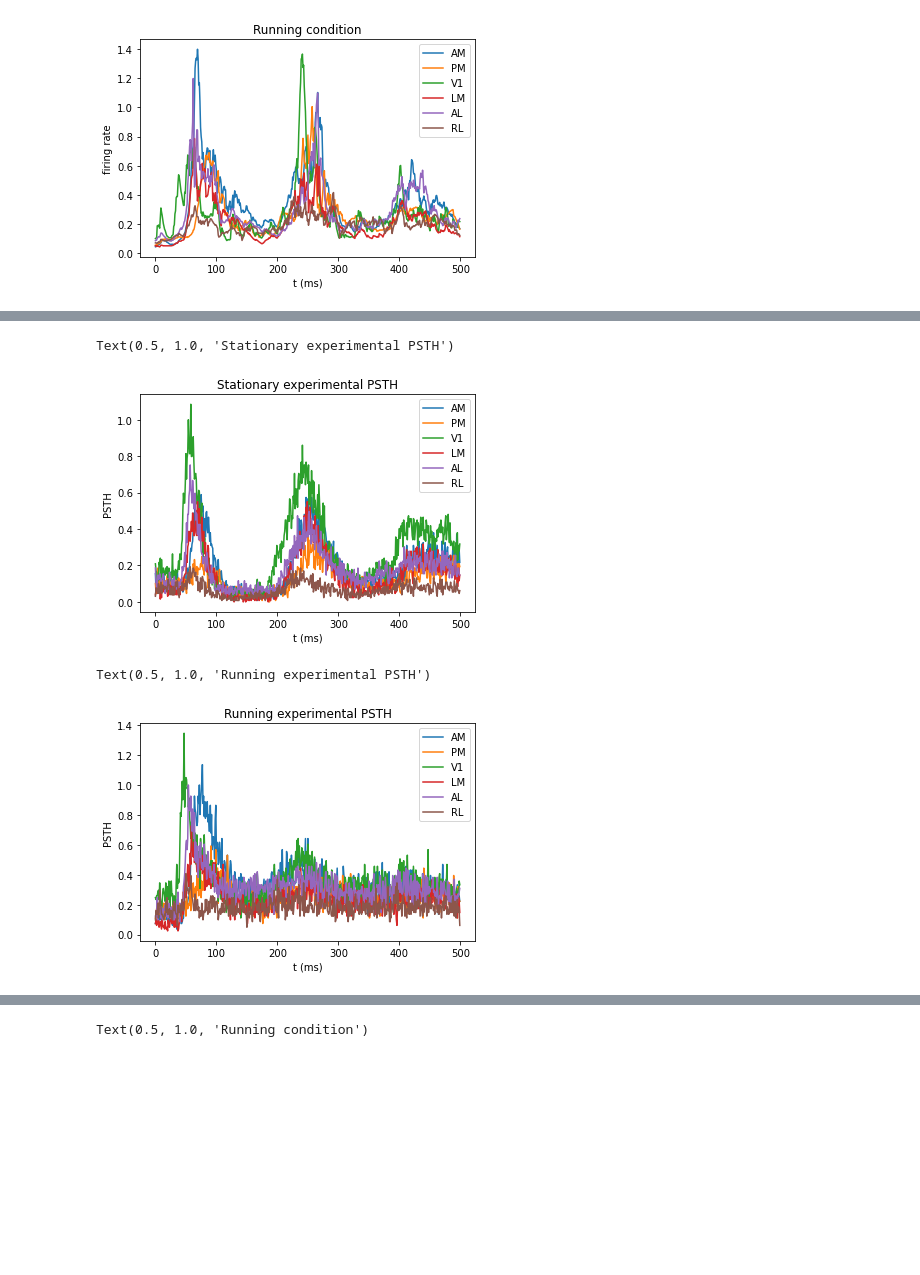
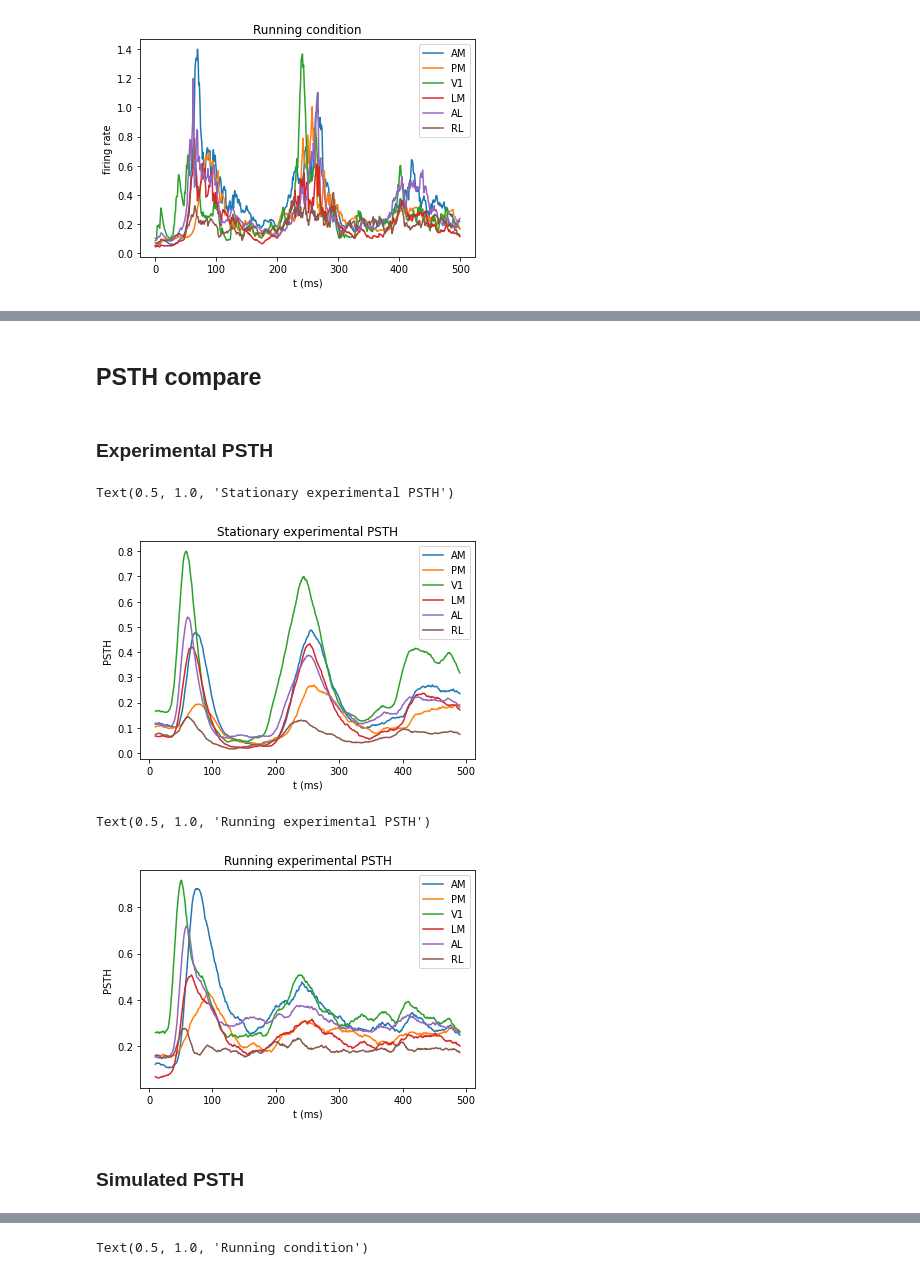
Before and after one commit to Qi-Xin/MultiNeuronGLM, a Jupyter notebook: 2022 Sep version time-warping nonlinear history.ipynb, the cells around one changed output, grey strips where cells are left out. Saved outputs shown, nothing was run; the diff lists cells and outputs as text; code cells hidden in the pictures; blank space fills up the shorter version.

```diff
--- a/2022 Sep version time-warping nonlinear history.ipynb
+++ b/2022 Sep version time-warping nonlinear history.ipynb
@@ -1540,0 +1465,16 @@ for i, target_probe in tqdm(enumerate(probe_list)):
+# %%
+to_look_at = 3
+import copy
+model = running_model_list[to_look_at]
+outputs = [model.get_filter_output(trial_wise=True, ci=False)[i].\
+           reshape((model.nt, model.ntrial), order='F')  for i in range(9)]
+outputs[to_look_at+1] += outputs[7]
+total_output = copy.deepcopy( outputs[0] )
+for i in range(1, 7):
+    total_output += outputs[i]
+# %%
+trial = 35
+plt.plot(total_output[:,trial], label='total')
+for i, output in enumerate(outputs[:7]):
+    plt.plot( output[:,trial] ,label=str(i))
+plt.legend()
@@ -1959,5 +2226,5 @@ for i, target_probe in tqdm(enumerate(probe_list)):
 # %%
-###################
+# Running model simulation
 nepoch = 10
 model_list = running_model_list
 tau = 10
@@ -1965,9 +2232,11 @@ tau = 10
 import copy
 import numpy.random
 probe_list = V1.selected_probes
-spikes_rcd = np.zeros((model_list[0].nt, nepoch*model_list[0].ntrial, len(model_list)))
-log_firing_rate_rcd = np.zeros((model_list[0].nt, nepoch*model_list[0].ntrial, len(model_list)))
-for iepoch in range(nepoch):
+spikes_rcd_running = np.zeros((model_list[0].nt, nepoch*model_list[0].ntrial, len(model_list)))
+log_firing_rate_rcd_running = np.zeros((model_list[0].nt, nepoch*model_list[0].ntrial, len(model_list)))
+peaks_rcd_running = np.zeros((2, nepoch*model_list[0].ntrial, len(model_list)))
+
+for iepoch in tqdm( range(nepoch) ):
     for itrial in range(model_list[0].ntrial):
 
         nneuron = len(model_list)
@@ -1997,6 +2266,7 @@ for iepoch in range(nepoch):
                                                                                baseline_mat[:, ineuron][:,None],
                                                                                model_list[0].shifts[itrial,:][None,:],
                                                                                model_list[0].nt).squeeze()
+                    baseline_mat[:, ineuron] += model.results.params[67+itrial]
                 elif effect_type in ['coupling']:
                     nhistories = len(model.filters[ieffect])
                     probe_name = utils.PROBE_CORRESPONDING_INVERSE[model.basis_name[ieffect][-2:]]
@@ -2009,7 +2279,7 @@ for iepoch in range(nepoch):
 
                     coupling_mat[-nhistories:, iprobe, ineuron] = np.flip(model.filters[ieffect])
 
-            refractory_params[ineuron] = model.results.params[-1]
+            refractory_params[ineuron] = model.results.params[66]
         log_firing_rate = baseline_mat[:,:,np.newaxis]
         spikes[0,:,0] = np.random.poisson(np.exp(log_firing_rate[0,:,0]))
 
@@ -2028,27 +2298,38 @@ for iepoch in range(nepoch):
         log_firing_rate = log_firing_rate.squeeze()
         spikes = spikes.squeeze()
 
-        log_firing_rate_rcd[:, iepoch*model_list[0].ntrial + itrial, :] = log_firing_rate
-        spikes_rcd[:, iepoch*model_list[0].ntrial + itrial, :] = spikes
+        log_firing_rate_rcd_running[:, iepoch*model_list[0].ntrial + itrial, :] = log_firing_rate
+        spikes_rcd_running[:, iepoch*model_list[0].ntrial + itrial, :] = spikes
+        for ineuron in range(nneuron):
+            peaks_rcd_running[0, iepoch*model_list[0].ntrial + itrial, ineuron] = \
+                np.nanargmax(utils.kernel_smoothing(np.exp(log_firing_rate[:150, ineuron])[:, np.newaxis], std=5))
+            peaks_rcd_running[1, iepoch*model_list[0].ntrial + itrial, ineuron] = \
+                np.nanargmax(utils.kernel_smoothing(np.exp(log_firing_rate[150:, ineuron])[:, np.newaxis], std=5))
+# %% [markdown]
+## PSTH compare
+# %% [markdown]
+### Experimental PSTH
 # %%
 for i, probe_name in enumerate(name_list):
-    plt.plot(utils.kernel_smoothing(stationary_model_list[i].output.mean(axis=1)), label=probe_name)
+    plt.plot(utils.kernel_smoothing(stationary_model_list[i].output.mean(axis=1)[:, np.newaxis], std=10), label=probe_name)
 plt.legend()
 plt.xlabel('t (ms)')
 plt.ylabel('PSTH')
 plt.title('Stationary experimental PSTH')
 # %% [output]
 Text(0.5, 1.0, 'Stationary experimental PSTH')
-[figure, old version]
+[figure, new version]
 # %%
 for i, probe_name in enumerate(name_list):
-    plt.plot(utils.kernel_smoothing(running_model_list[i].output.mean(axis=1)), label=probe_name)
+    plt.plot(utils.kernel_smoothing(running_model_list[i].output.mean(axis=1)[:, np.newaxis], std=10), label=probe_name)
 plt.legend()
 plt.xlabel('t (ms)')
 plt.ylabel('PSTH')
 plt.title('Running experimental PSTH')
 # %% [output]
 Text(0.5, 1.0, 'Running experimental PSTH')
-[figure, old version]
+[figure, new version]
+# %% [markdown]
+### Simulated PSTH
 # %%
 for i, probe_name in enumerate(name_list):
```
Also changed, not shown: parts of 46 cells of this notebook, 7 other files.
